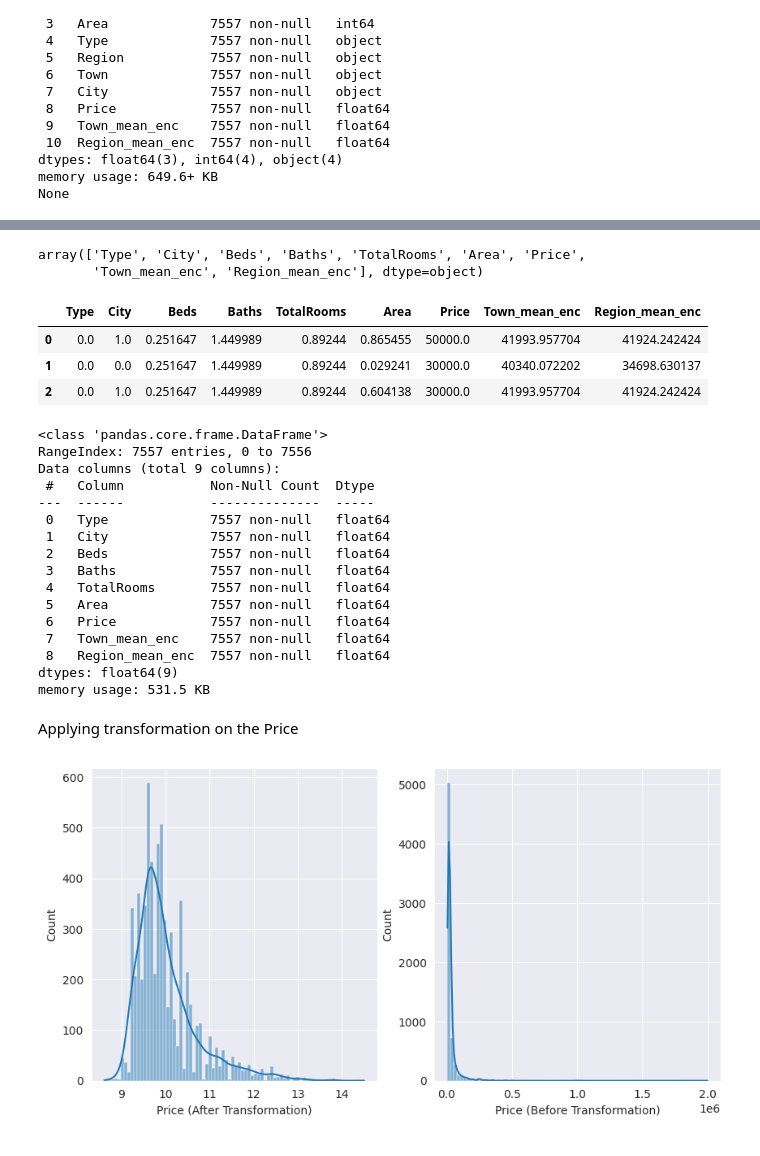
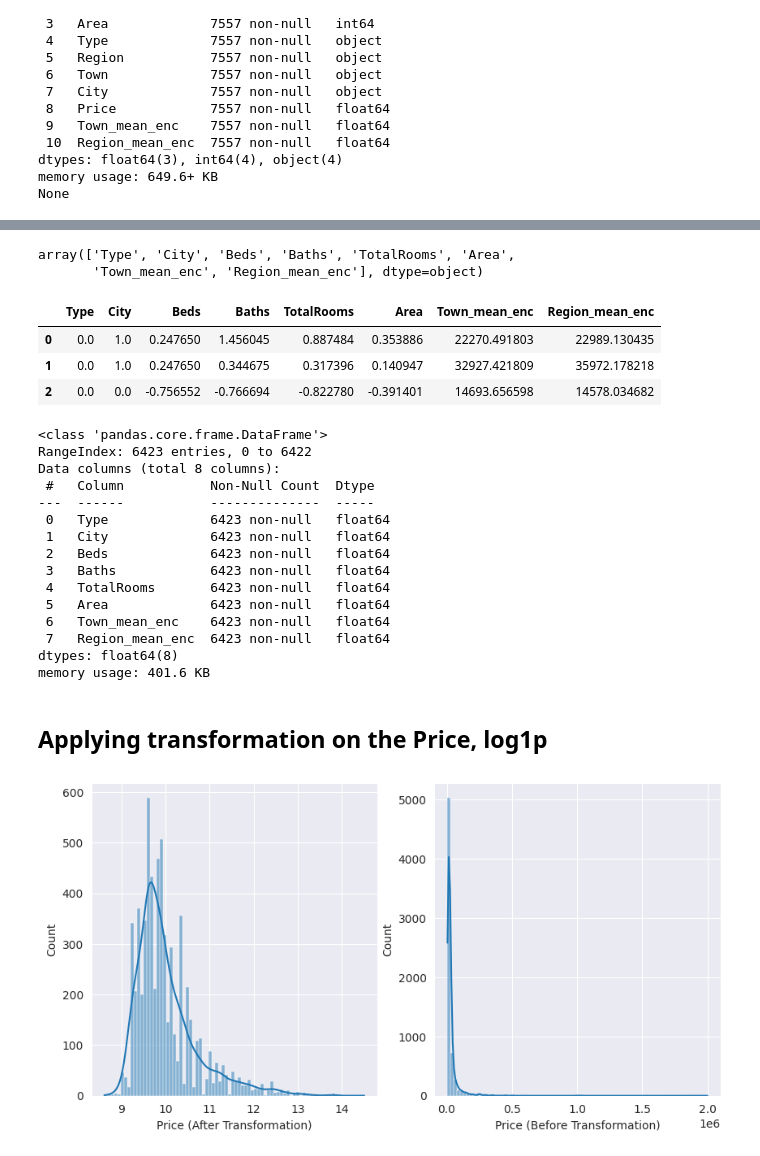
Before and after one commit to Tasfiq-K/BD-property-data-analysis-and-price-prediction, a Jupyter notebook: model_training.ipynb, the cells around one changed output, grey strips where cells are left out. Drawn from its saved outputs; the diff is of its cells as text; code cells hidden in the pictures.

```diff
--- a/model_training.ipynb
+++ b/model_training.ipynb
@@ -69,6 +85,11 @@ def identify_outliers_iqr(group):
     upper_bound = q3 + (1.5 * iqr)
     outliers = group[(group['Price'] < lower_bound) | (group['Price'] > upper_bound)]
     return outliers
+
+
+## Random state
+
+rs = 11
 # %%
 # def find_outliers(df):
 #     q1 = df.quantile(0.25)
@@ -297,0 +338,13 @@ None
+# %%
+from sklearn.model_selection import train_test_split
+
+train_set, test_val_set = train_test_split(prop_data_mean_enc, test_size=0.15,
+                                           random_state=rs, stratify=prop_data_mean_enc['Type'])
+
+
+val_set, test_set = train_test_split(test_val_set, test_size=0.5,
+                                     random_state=rs)
+
+train_X, train_y = train_set.drop('Price', axis=1), train_set.loc[:, 'Price']
+val_X, val_y = val_set.drop('Price', axis=1), val_set.loc[:, 'Price']
+test_X, test_y = test_set.drop('Price', axis=1), test_set.loc[:, 'Price']
@@ -305,4 +387,4 @@ transformer = ColumnTransformer(
     verbose_feature_names_out=False
 )
 # %%
-prop_data_transformed = transformer.fit_transform(prop_data_mean_enc.copy())
+X_train_transformed = transformer.fit_transform(train_X.copy())
@@ -325,5 +407,5 @@ array([[ 0.00000000e+00,  1.00000000e+00,  2.51647329e-01, ...,
 # %%
 transformer.get_feature_names_out()
 # %% [output]
-array(['Type', 'City', 'Beds', 'Baths', 'TotalRooms', 'Area', 'Price',
+array(['Type', 'City', 'Beds', 'Baths', 'TotalRooms', 'Area',
        'Town_mean_enc', 'Region_mean_enc'], dtype=object)
@@ -330,31 +416,30 @@ array(['Type', 'City', 'Beds', 'Baths', 'TotalRooms', 'Area', 'Price',
 # %%
-prop_data_transformed = pd.DataFrame(prop_data_transformed, columns=transformer.get_feature_names_out())
+X_train = pd.DataFrame(X_train_transformed, columns=transformer.get_feature_names_out())
 # %%
-prop_data_transformed.head(3)
+X_train.head(3)
 # %% [output]
-|  | Type | City | Beds | Baths | TotalRooms | Area | Price | Town_mean_enc | Region_mean_enc |
-| 0 | 0.0 | 1.0 | 0.251647 | 1.449989 | 0.89244 | 0.865455 | 50000.0 | 41993.957704 | 41924.242424 |
-| 1 | 0.0 | 0.0 | 0.251647 | 1.449989 | 0.89244 | 0.029241 | 30000.0 | 40340.072202 | 34698.630137 |
-| 2 | 0.0 | 1.0 | 0.251647 | 1.449989 | 0.89244 | 0.604138 | 30000.0 | 41993.957704 | 41924.242424 |
+|  | Type | City | Beds | Baths | TotalRooms | Area | Town_mean_enc | Region_mean_enc |
+| 0 | 0.0 | 1.0 | 0.247650 | 1.456045 | 0.887484 | 0.353886 | 22270.491803 | 22989.130435 |
+| 1 | 0.0 | 1.0 | 0.247650 | 0.344675 | 0.317396 | 0.140947 | 32927.421809 | 35972.178218 |
+| 2 | 0.0 | 0.0 | -0.756552 | -0.766694 | -0.822780 | -0.391401 | 14693.656598 | 14578.034682 |
 # %%
-prop_data_transformed.info()
+X_train.info()
 # %% [output]
 <class 'pandas.core.frame.DataFrame'>
-RangeIndex: 7557 entries, 0 to 7556
-Data columns (total 9 columns):
+RangeIndex: 6423 entries, 0 to 6422
+Data columns (total 8 columns):
  #   Column           Non-Null Count  Dtype
 ---  ------           --------------  -----
- 0   Type             7557 non-null   float64
- 1   City             7557 non-null   float64
- 2   Beds             7557 non-null   float64
- 3   Baths            7557 non-null   float64
- 4   TotalRooms       7557 non-null   float64
- 5   Area             7557 non-null   float64
- 6   Price            7557 non-null   float64
- 7   Town_mean_enc    7557 non-null   float64
- 8   Region_mean_enc  7557 non-null   float64
-dtypes: float64(9)
-memory usage: 531.5 KB
+ 0   Type             6423 non-null   float64
+ 1   City             6423 non-null   float64
+ 2   Beds             6423 non-null   float64
+ 3   Baths            6423 non-null   float64
+ 4   TotalRooms       6423 non-null   float64
+ 5   Area             6423 non-null   float64
+ 6   Town_mean_enc    6423 non-null   float64
+ 7   Region_mean_enc  6423 non-null   float64
+dtypes: float64(8)
+memory usage: 401.6 KB
 # %%
 rs = 11
 # %%
@@ -373,4 +458,4 @@ X_test, y_test = test_set.drop('Price', axis=1), test_set.loc[:, 'Price']
 # %% [markdown]
-Applying transformation on the Price
+## Applying transformation on the Price, log1p
 # %%
 # We use the numpy fuction log1p which  applies log(1+x) to all elements of the column
```
Also changed, not shown: parts of 59 cells of this notebook.
